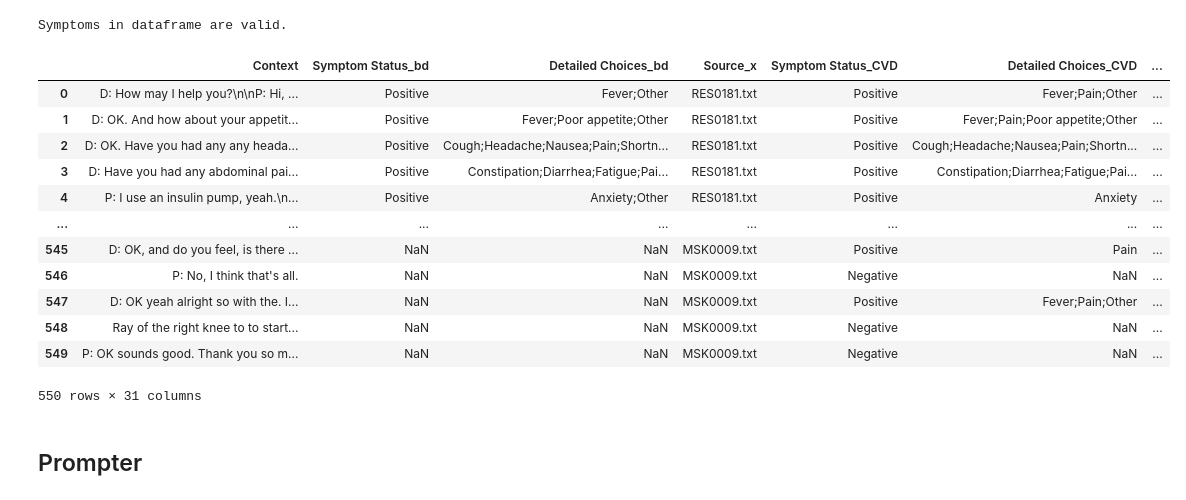
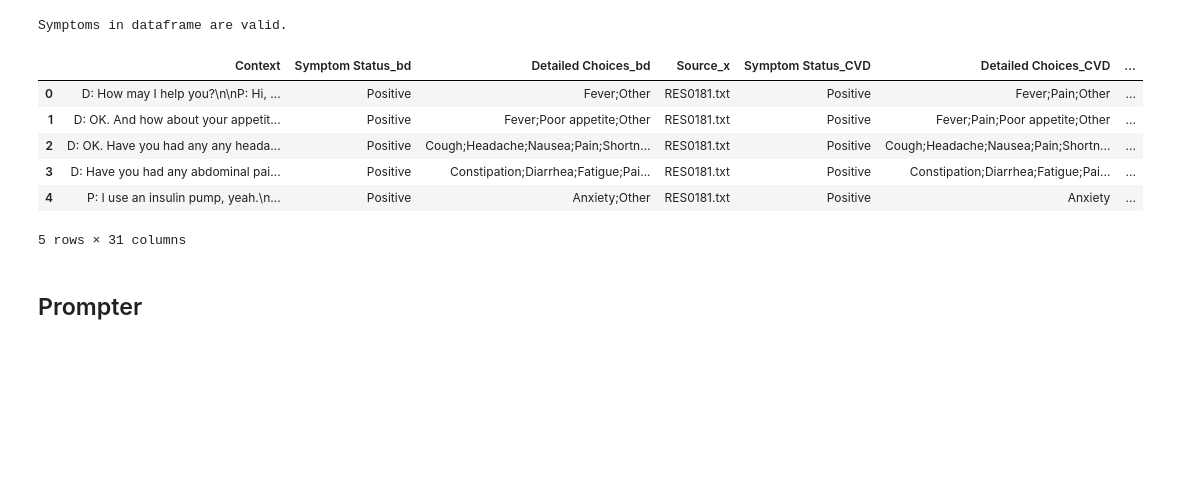
Before and after one commit to tsounack/LLM_evaluation_pipeline, a Jupyter notebook: scripts/demo.ipynb, the cells around one changed output. Cells and saved outputs as stored; diff of their text form; code cells hidden in the pictures; blank space fills up the shorter version.

```diff
--- a/scripts/demo.ipynb
+++ b/scripts/demo.ipynb
@@ -51,21 +51,15 @@ dataloader.check_symptoms_validity(allowed_symptoms=ALLOWED_SYMPTOMS,
 # %% [output]
 Symptoms in dataframe are valid.
 # %%
-df
+df.head()
 # %% [output]
 |  | Context | Symptom Status_bd | Detailed Choices_bd | Source_x | Symptom Status_CVD | Detailed Choices_CVD | ... |
 | 0 | D: How may I help you?\n\nP: Hi, ... | Positive | Fever;Other | RES0181.txt | Positive | Fever;Pain;Other | ... |
 | 1 | D: OK. And how about your appetit... | Positive | Fever;Poor appetite;Other | RES0181.txt | Positive | Fever;Pain;Poor appetite;Other | ... |
 | 2 | D: OK. Have you had any any heada... | Positive | Cough;Headache;Nausea;Pain;Shortn... | RES0181.txt | Positive | Cough;Headache;Nausea;Pain;Shortn... | ... |
 | 3 | D: Have you had any abdominal pai... | Positive | Constipation;Diarrhea;Fatigue;Pai... | RES0181.txt | Positive | Constipation;Diarrhea;Fatigue;Pai... | ... |
 | 4 | P: I use an insulin pump, yeah.\n... | Positive | Anxiety;Other | RES0181.txt | Positive | Anxiety | ... |
-| ... | ... | ... | ... | ... | ... | ... | ... |
-| 545 | D: OK, and do you feel, is there ... | NaN | NaN | MSK0009.txt | Positive | Pain | ... |
-| 546 | P: No, I think that's all. | NaN | NaN | MSK0009.txt | Negative | NaN | ... |
-| 547 | D: OK yeah alright so with the. I... | NaN | NaN | MSK0009.txt | Positive | Fever;Pain;Other | ... |
-| 548 | Ray of the right knee to to start... | NaN | NaN | MSK0009.txt | Negative | NaN | ... |
-| 549 | P: OK sounds good. Thank you so m... | NaN | NaN | MSK0009.txt | Negative | NaN | ... |
-550 rows × 31 columns
+5 rows × 31 columns
 # %% [markdown]
 ## Prompter
 # %% [markdown]
```
Also changed, not shown: parts of 2 cells of this notebook.
